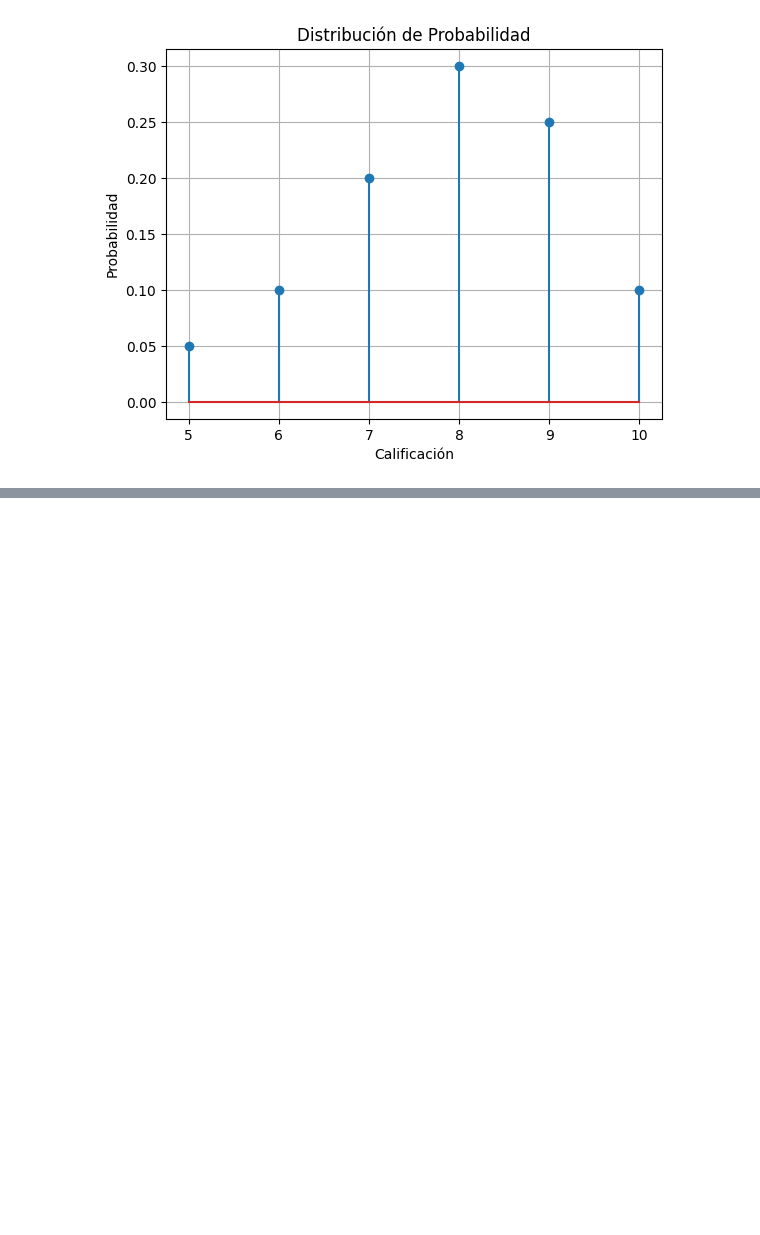
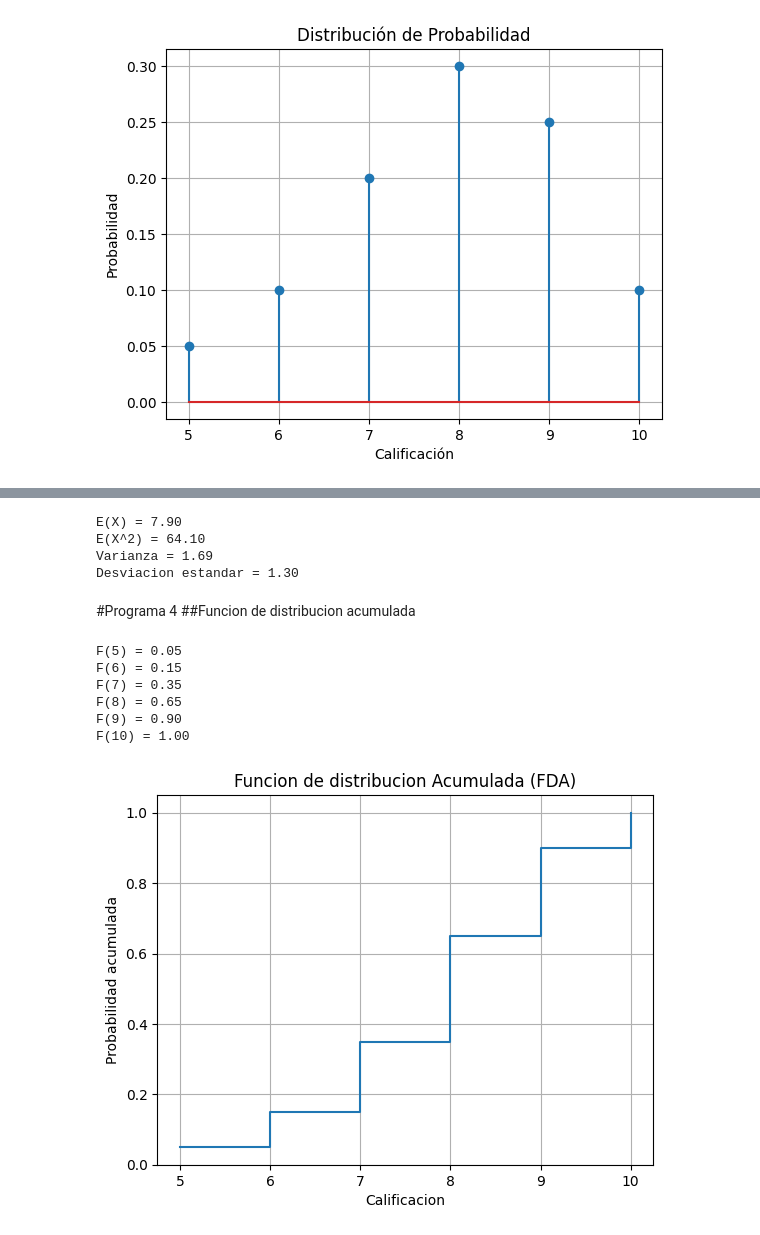
Before and after one commit to diego-sc11/Probabilidad, a Jupyter notebook: Unidad3/U3_Programa1.ipynb, the cells around one changed output, grey strips where cells are left out. Drawn from its saved outputs; the diff is of its cells as text; code cells hidden in the pictures; blank space fills up the shorter version.

```diff
--- a/Unidad3/U3_Programa1.ipynb
+++ b/Unidad3/U3_Programa1.ipynb
@@ -25,0 +29,17 @@ Suma de probabilidades: 1.0
+# %%
+x = [5, 6, 7, 8, 9, 10] # Valores posibles de la variable aleatoria
+p = [0.05, 0.10, 0.20, 0.30, 0.25, 0.10] # Probabilidades correspondientres
+
+# Inicializat una varible para acumular la suma
+valor_esperado = 0
+
+# Recorrer los valores y sus probabilidades
+for i in range(len(x)):
+  xi = x[i]     # valor de la variable aleatoria
+  pi = p[i]     #probabilidad de ese valor
+  producto = xi * pi            # Multiplicar valor por su probabilidad
+  valor_esperado += producto      # sumar al acumulador
+  # Mostrar cada paso
+  print(f"x = {xi}, p = {pi}, x*p = {producto:.2f}")
+#Mostrar resultado final
+print(f"\nValor esperado (Esperanza): {valor_esperado:.2f}")
@@ -25,0 +58,63 @@ Suma de probabilidades: 1.0
+# %%
+import math
+
+x = [5, 6, 7, 8, 9, 10]
+p = [0.05, 0.10, 0.20, 0.30, 0.25, 0.10]
+
+# Calcular E(X)
+esperanza = 0
+for i in range(len(x)):
+    esperanza += x[i] * p[i]
+
+# Calcular E(X^2)
+esperanza_cuadrado = 0
+for i in range(len(x)):
+  esperanza_cuadrado += (x[i]**2) * p[i]
+
+# Calcular varianza y desviacion estandar
+varianza = esperanza_cuadrado - esperanza**2
+desviacion = math.sqrt(varianza)
+
+# Mostrar resultados
+print(f"E(X) = {esperanza:.2f}")
+print(f"E(X^2) = {esperanza_cuadrado:.2f}")
+print(f"Varianza = {varianza:.2f}")
+print(f"Desviacion estandar = {desviacion:.2f}")
+# %% [output]
+E(X) = 7.90
+E(X^2) = 64.10
+Varianza = 1.69
+Desviacion estandar = 1.30
+# %% [markdown]
+#Programa 4
+##Funcion de distribucion acumulada
+# %%
+import math
+import numpy as np
+import matplotlib.pyplot as plt
+
+x = [5, 6, 7, 8, 9, 10]     #Valores posibles de la variable aleatoria
+p = [0.05, 0.10, 0.20, 0.30, 0.25, 0.10]    #Probabiliades correspondientes
+# Calcular funcion acumulada
+F = np.cumsum(p)
+
+# Mostrar resultados
+for xi, fi in zip(x, F):
+  print(f"F({xi}) = {fi:.2f}")
+
+# Graficar
+plt.step(x, F, where='post')
+plt.title("Funcion de distribucion Acumulada (FDA)")
+plt.xlabel("Calificacion")
+plt.ylabel("Probabilidad acumulada")
+plt.grid(True)
+plt.ylim(0, 1.05)
+plt.show()
+# %% [output]
+F(5) = 0.05
+F(6) = 0.15
+F(7) = 0.35
+F(8) = 0.65
+F(9) = 0.90
+F(10) = 1.00
+[figure, added]
```
Also changed, not shown: parts of 6 cells of this notebook.
